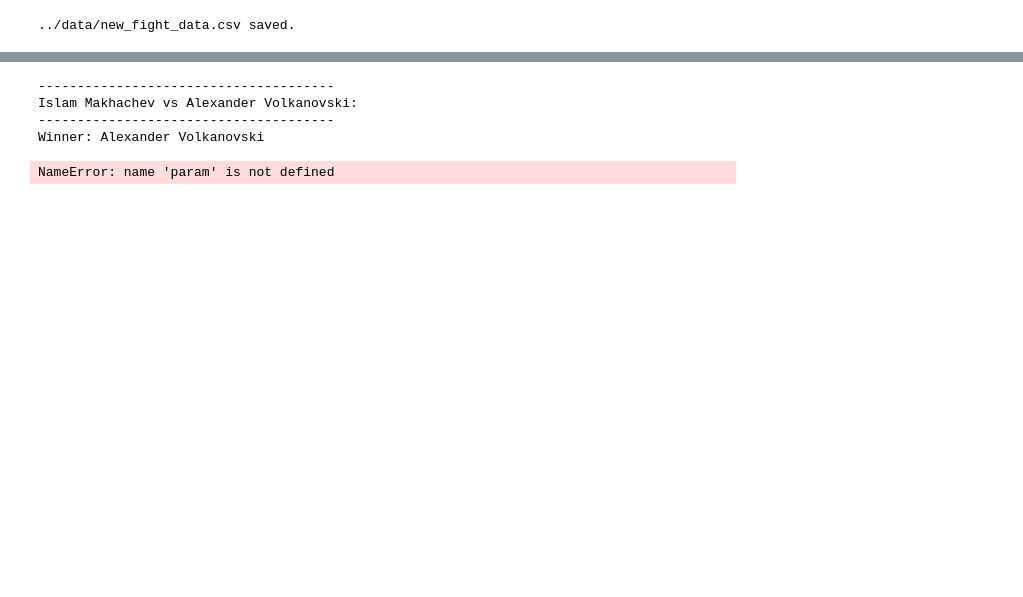
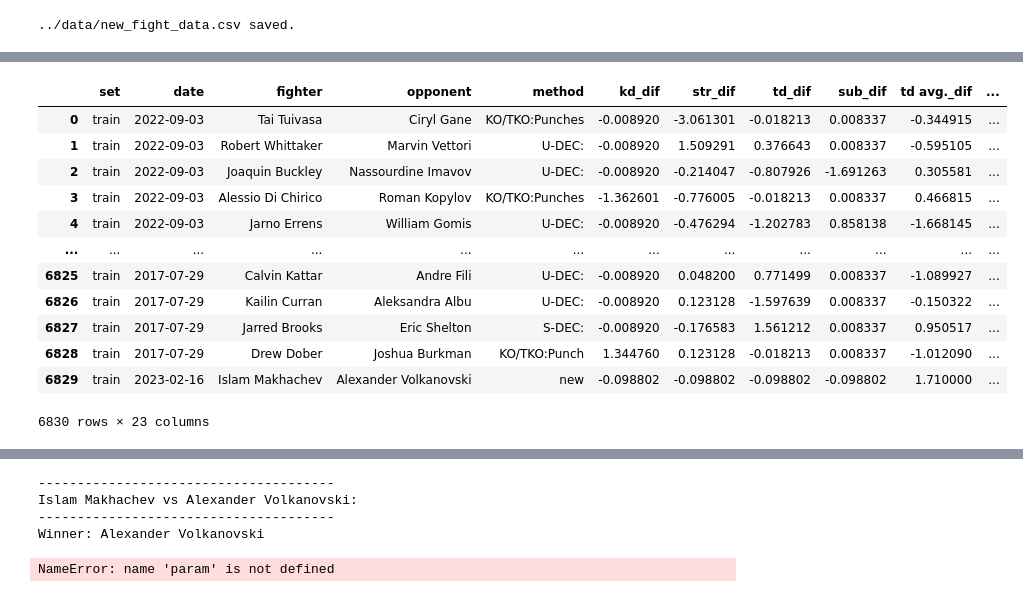
Before and after one commit to sagi778/ufc_fights_Predictor, a Jupyter notebook: notebooks/predictor.ipynb, the cells around one changed output, grey strips where cells are left out. Drawn from its saved outputs; the diff is of its cells as text; code cells hidden in the pictures; blank space fills up the shorter version.

```diff
--- a/notebooks/predictor.ipynb
+++ b/notebooks/predictor.ipynb
@@ -204,3 +259,19 @@ df.tail(3)
+# %%
+set_predictions(model=rf_clf, data=df, X_columns=X, y_columns=y)
+# %% [output]
+|  | set | date | fighter | opponent | method | kd_dif | str_dif | td_dif | sub_dif | td avg._dif | ... |
+| 0 | train | 2022-09-03 | Tai Tuivasa | Ciryl Gane | KO/TKO:Punches | -0.008920 | -3.061301 | -0.018213 | 0.008337 | -0.344915 | ... |
+| 1 | train | 2022-09-03 | Robert Whittaker | Marvin Vettori | U-DEC: | -0.008920 | 1.509291 | 0.376643 | 0.008337 | -0.595105 | ... |
+| 2 | train | 2022-09-03 | Joaquin Buckley | Nassourdine Imavov | U-DEC: | -0.008920 | -0.214047 | -0.807926 | -1.691263 | 0.305581 | ... |
+| 3 | train | 2022-09-03 | Alessio Di Chirico | Roman Kopylov | KO/TKO:Punches | -1.362601 | -0.776005 | -0.018213 | 0.008337 | 0.466815 | ... |
+| 4 | train | 2022-09-03 | Jarno Errens | William Gomis | U-DEC: | -0.008920 | -0.476294 | -1.202783 | 0.858138 | -1.668145 | ... |
+| ... | ... | ... | ... | ... | ... | ... | ... | ... | ... | ... | ... |
+| 6825 | train | 2017-07-29 | Calvin Kattar | Andre Fili | U-DEC: | -0.008920 | 0.048200 | 0.771499 | 0.008337 | -1.089927 | ... |
+| 6826 | train | 2017-07-29 | Kailin Curran | Aleksandra Albu | U-DEC: | -0.008920 | 0.123128 | -1.597639 | 0.008337 | -0.150322 | ... |
+| 6827 | train | 2017-07-29 | Jarred Brooks | Eric Shelton | S-DEC: | -0.008920 | -0.176583 | 1.561212 | 0.008337 | 0.950517 | ... |
+| 6828 | train | 2017-07-29 | Drew Dober | Joshua Burkman | KO/TKO:Punch | 1.344760 | 0.123128 | -0.018213 | 0.008337 | -1.012090 | ... |
+| 6829 | train | 2023-02-16 | Islam Makhachev | Alexander Volkanovski | new | -0.098802 | -0.098802 | -0.098802 | -0.098802 | 1.710000 | ... |
+6830 rows × 23 columns
 # %%
 k = 10
 size = len(df)-1
```
Also changed, not shown: parts of 42 cells of this notebook.
